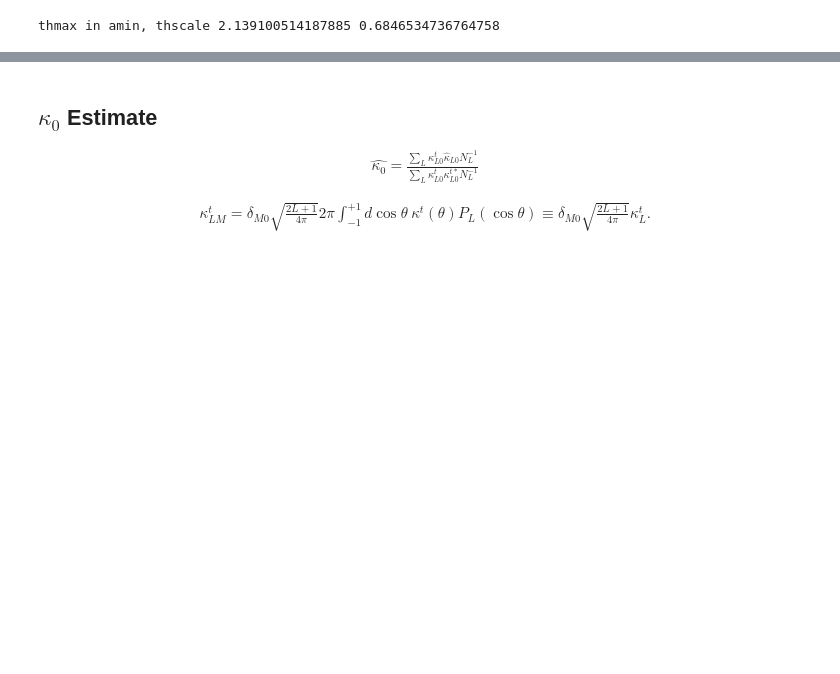
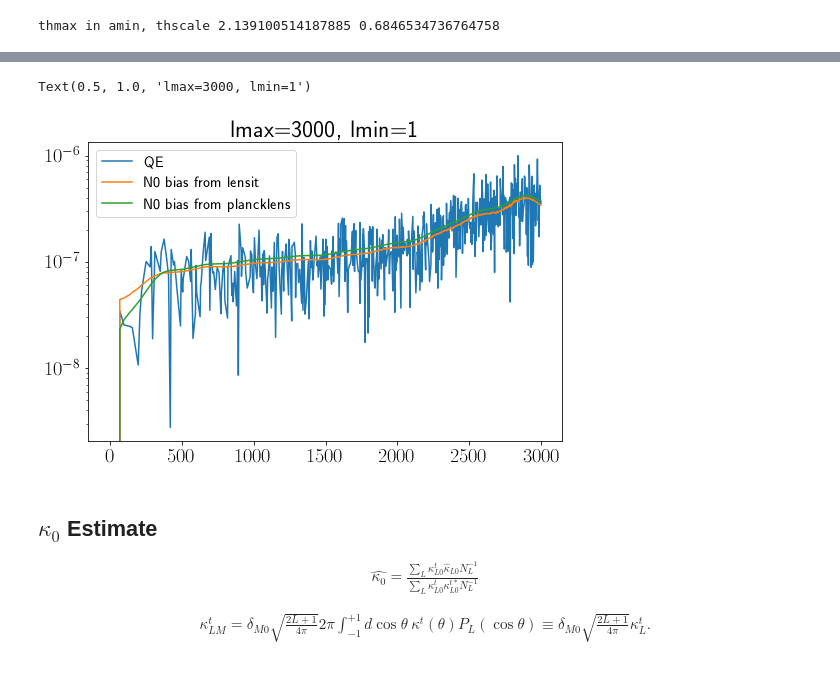
Before and after one commit to s-Sayan/cluster_lensing_files, a Jupyter notebook: notebooks/sayan/kappa_0_estimate.ipynb, the cells around one changed output, grey strips where cells are left out. Drawn from its saved outputs; the diff is of its cells as text; code cells hidden in the pictures; blank space fills up the shorter version.

```diff
--- a/notebooks/sayan/kappa_0_estimate.ipynb
+++ b/notebooks/sayan/kappa_0_estimate.ipynb
@@ -161,4 +158,7 @@ def get_starting_point(idx, typ, clustermaps):
     # cpp_prior = li.get_fidcls()[0]['pp'][:lib_qlm.ellmax+1]
 
     plmqe  = lib_qlm.almxfl(plm, cli(H0len), inplace=False)
-    return plmqe
+    return plmqe, H0len
+
+idx = 0
+plmqe, H0len= get_starting_point(idx, typ, clustermaps)
@@ -165,3 +171,33 @@ def get_starting_point(idx, typ, clustermaps):
+# %%
+from plancklens import n0s
+#nlevt = 1
+nlev_t, nlev_p, beam_fwhm_amin, lmin_cmb, lmax_cmb = li.get_config(cmb_exp)
+cpp_fid = results.get_lens_potential_cls(lmax=lmax, raw_cl=True).T[0]
+camb_cls = results.get_unlensed_scalar_cls(CMB_unit='muK', raw_cl=True, lmax=lmax).T
+cls_unl_fid = {'tt':camb_cls[0], 'ee':camb_cls[1], 'bb':camb_cls[2], 'te':camb_cls[3], 'pp':cpp_fid}
+
+camb_cls_len = results.get_lensed_scalar_cls(CMB_unit='muK', raw_cl=True, lmax=lmax).T
+cls_len_fid = {'tt':camb_cls_len[0], 'ee':camb_cls_len[1], 'bb':camb_cls_len[2], 'te':camb_cls_len[3], 'pp':cpp_fid}
+
+N0s, N0s_curl = n0s.get_N0(beam_fwhm=1, nlev_t=nlev_t, nlev_p=nlev_t*np.sqrt(2), lmax_CMB=lmax_cmb, lmin_CMB=lmin_cmb, lmax_out=3000, cls_len=cls_len_fid, cls_weight=cls_len_fid)
+Nl = N0s['ptt']
+# %%
+ell, = np.where(isocov.lib_skyalm.get_Nell()[:3000])
+#ell = ell[100:]
+nlev_t, nlev_p, beam_fwhm_amin, lmin_cmb, lmax_cmb = li.get_config(cmb_exp)
+kappa_map =clustermaps.get_kappa_map(clustermaps.M200, clustermaps.z)
+
+plt.semilogy(ell, lib_qlm.alm2cl(plmqe)[ell]  * pp_to_kk(ell), label='QE')
+#plt.plot(ell, ckk_map[ell], label='Cl(input kappa)')
+#plt.loglog()
+plt.plot(ell, cli(H0len)[ell]*pp_to_kk(ell), label='N0 bias from lensit')
+plt.plot(ell, Nl[ell]*pp_to_kk(ell), label='N0 bias from plancklens')
+plt.legend()
+plt.title("lmax=%i, lmin=%i"%(lmax_cmb,lmin_cmb))
+#plt.savefig("Nl_compare_lmax%i_lmin%i.pdf"%(lmax_cmb,lmin_cmb))
+# %% [output]
+Text(0.5, 1.0, 'lmax=3000, lmin=1')
+[figure, added]
 # %% [markdown]
 ## $\kappa_0$ Estimate
 
```
Also changed, not shown: parts of 8 cells of this notebook.
